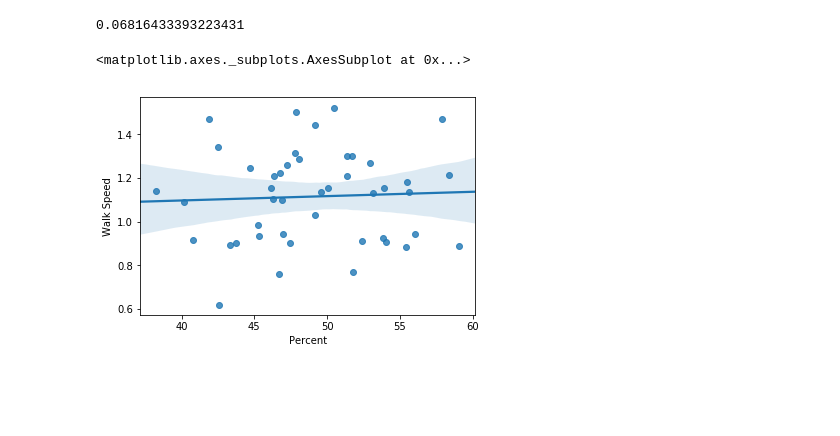
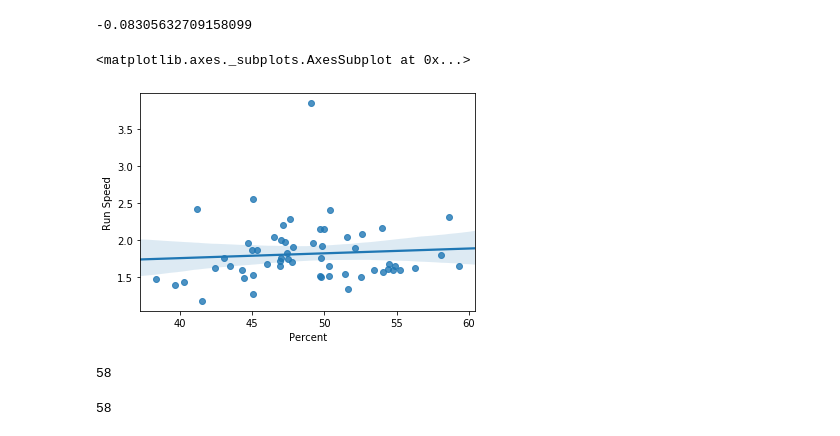
Before and after one commit to ctpage95/MLProject, a Jupyter notebook: ssb.ipynb, the cells around one changed output. Cells and saved outputs as stored; diff of their text form; code cells hidden in the pictures; blank space fills up the shorter version.

```diff
--- a/ssb.ipynb
+++ b/ssb.ipynb
@@ -29,10 +31,8 @@ stats12 = pd.DataFrame(tables[12]).rename(columns={'Character': 'Name'})
 #stats.head()
 #all_characters = list(stats['Character'])
 
-dfs = [stats1, stats2,stats3, stats4,stats5, stats6,stats7,stats8,stats9,stats10,stats11,stats12]
+dfs = [stats1, stats2,stats3, stats4,stats5, stats6,stats8,stats9,stats10,stats11,stats12]
 
-alldata = stats1.merge(stats2, on = 'Name', how = 'inner')
-alldata = reduce(lambda  left,right: pd.merge(left,right,on=['Name'],
-                                              how='inner'), dfs)
-
-alldata
+alldata = stats1.merge(stats2, on = 'Name')
+alldata = reduce(lambda  left,right: pd.merge(left,right,on=['Name']), dfs)
+alldata_names = alldata['Name']
@@ -191,7 +141,8 @@ merged['Short Hop_x'] = pd.to_numeric(merged['Short Hop_x'])
 merged['Percent'] = pd.to_numeric(merged['Percent'])
 merged['Wins'] = pd.to_numeric(merged['Wins'])
 merged['Losses'] = pd.to_numeric(merged['Losses'])
+merged['Slow (Full Dash)'] = pd.to_numeric(merged['Slow (Full Dash)'].replace('??', '0'))
 # %%
-merged['Percent'].corr(merged['SH Fast Fall'])
+merged['Percent'].corr(merged['Air Jump'])
 # %% [output]
-0.06816433393223431
+-0.08305632709158099
@@ -198,5 +151,16 @@ merged['Percent'].corr(merged['SH Fast Fall'])
 # %%
-sns.regplot(x='Percent', y='Walk Speed', data=merged)
+sns.regplot(x='Percent', y='Run Speed', data=merged)
 # %% [output]
 <matplotlib.axes._subplots.AxesSubplot at 0x...>
-[figure, old version]
+[figure, new version]
+# %%
+len(merged)
+# %% [output]
+58
+# %%
+merged.to_csv('merged.csv', index = False)
+merged = pd.read_csv('merged.csv')
+#names = pd.DataFrame(merged['Name'])
+len(merged)
+# %% [output]
+58
```
Also changed, not shown: parts of 47 cells of this notebook.
